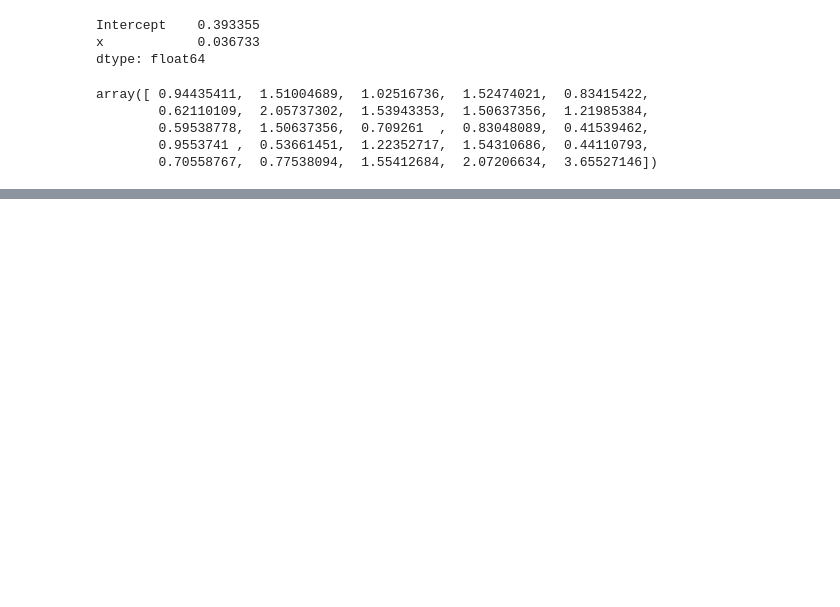
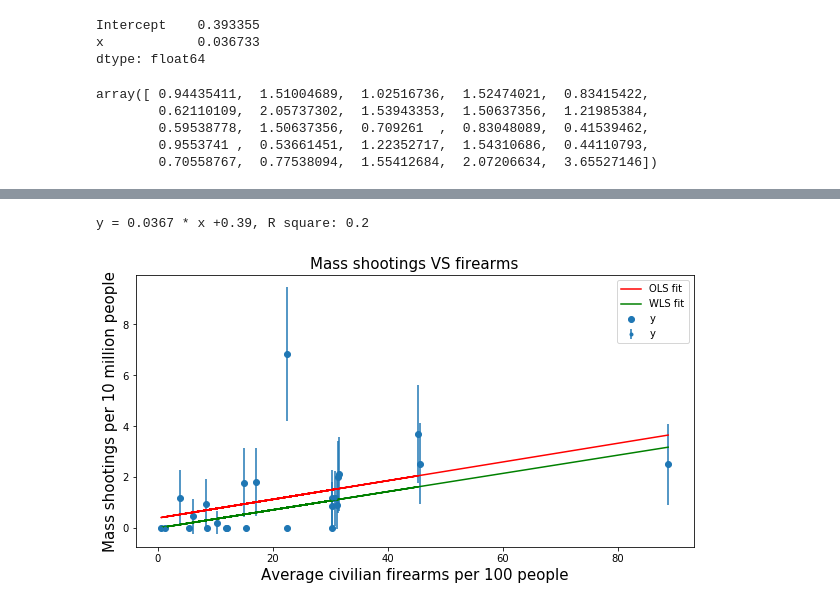
Before and after one commit to picniclin/PUI2017_yl5240, a Jupyter notebook: HW5_yl5240/HW5_Assignment3_yl5240.ipynb, the cells around one changed output, grey strips where cells are left out. Drawn from its saved outputs; the diff is of its cells as text; code cells hidden in the pictures; blank space fills up the shorter version.

```diff
--- a/HW5_yl5240/HW5_Assignment3_yl5240.ipynb
+++ b/HW5_yl5240/HW5_Assignment3_yl5240.ipynb
@@ -512,0 +521,8 @@ y = 0.0367 * x +0.39, R square: 0.2
+# %%
+# find a solution to solve the 1/0 problem
+weights = []
+for i in m_f_lm.y:
+    if i != 0:
+        weights.append(1/np.sqrt(i))
+    else:
+        weights.append(1/np.sqrt(min(m_f_lm.y[m_f_lm.y != 0])))
@@ -512,0 +549,20 @@ y = 0.0367 * x +0.39, R square: 0.2
+# %%
+wls = smf.WLS(m_f_lm['y'], m_f_lm['x'], weights = weights).fit()
+# %%
+plt.figure(figsize=(10,5))
+plt.scatter(m_f_lm.x, m_f_lm.y, label = 'y')
+plt.plot(m_f_lm.x, lm.predict(m_f_lm[['x']]), c="r", label = 'OLS fit')
+plt.plot(m_f_lm.x, wls.predict(m_f_lm[['x']]), c="g", label = 'WLS fit')
+plt.errorbar(m_f_lm.x, m_f_lm.y, yerr = np.sqrt(m_f_lm.y), fmt = '.')
+
+plt.xlabel('Average civilian firearms per 100 people', fontsize = 15)
+plt.ylabel('Mass shootings per 10 million people', fontsize = 15)
+plt.title('Mass shootings VS firearms', fontsize = 15)
+plt.legend()
+text = 'y = ' + str(round(lm.params[1], 4)) + ' * x +' + str(round(lm.params[0],2)) + ', R square: ' + str(round(lm.rsquared,3))
+
+print(text)
+plt.show()
+# %% [output]
+y = 0.0367 * x +0.39, R square: 0.2
+[figure, added]
```
Also changed, not shown: parts of 6 cells of this notebook.
